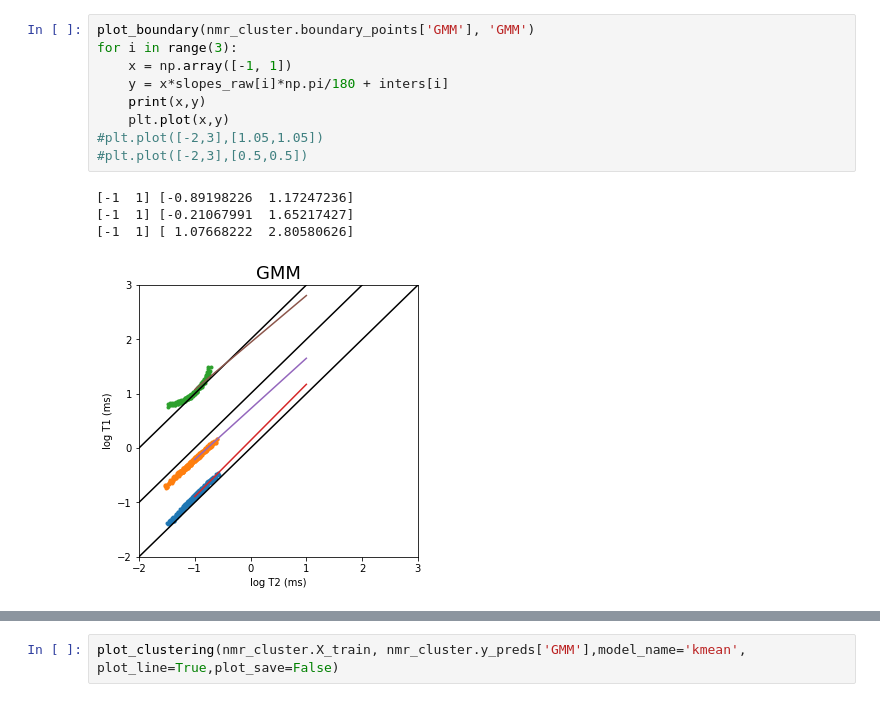
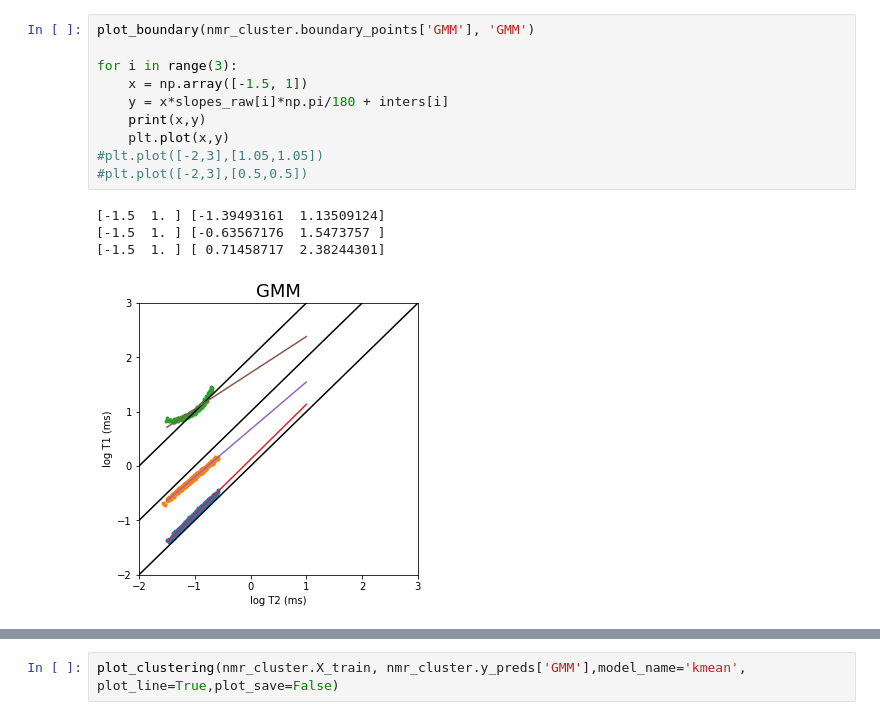
Before and after one commit to jianghan2013/NMR_clustering, a Jupyter notebook: demo.ipynb, the cells around one changed output, grey strips where cells are left out. Cells and saved outputs as stored; diff of their text form.

```diff
--- a/demo.ipynb
+++ b/demo.ipynb
@@ -96,14 +29,15 @@ print(slopes_raw)
 # %%
 plot_boundary(nmr_cluster.boundary_points['GMM'], 'GMM')
+
 for i in range(3):
-    x = np.array([-1, 1])
+    x = np.array([-1.5, 1])
     y = x*slopes_raw[i]*np.pi/180 + inters[i]
     print(x,y)
     plt.plot(x,y)
 #plt.plot([-2,3],[1.05,1.05])
 #plt.plot([-2,3],[0.5,0.5])
 # %% [output]
-[-1  1] [-0.89198226  1.17247236]
-[-1  1] [-0.21067991  1.65217427]
-[-1  1] [ 1.07668222  2.80580626]
+[-1.5  1. ] [-1.39493161  1.13509124]
+[-1.5  1. ] [-0.63567176  1.5473757 ]
+[-1.5  1. ] [ 0.71458717  2.38244301]
-[figure, old version]
+[figure, new version]
```
Also changed, not shown: parts of 7 cells of this notebook, 2 other files.
